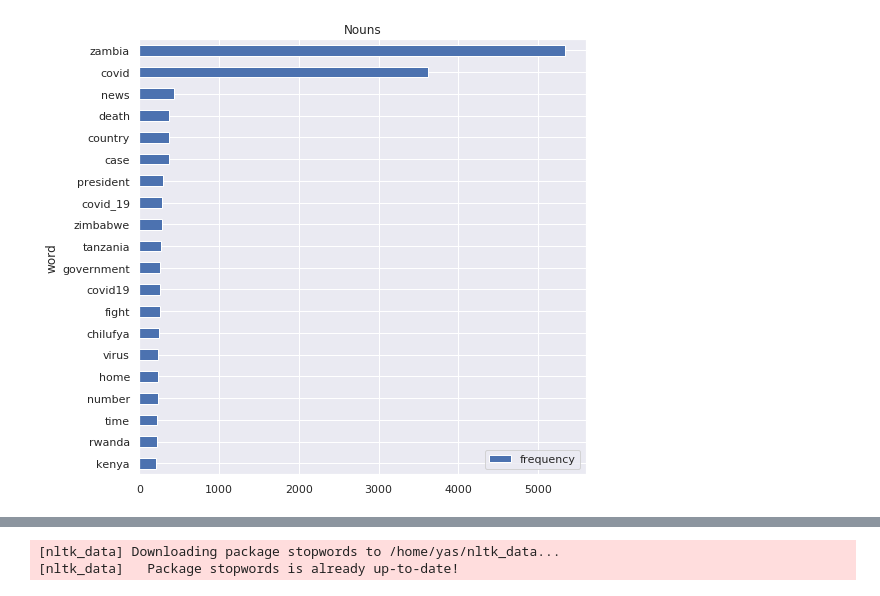
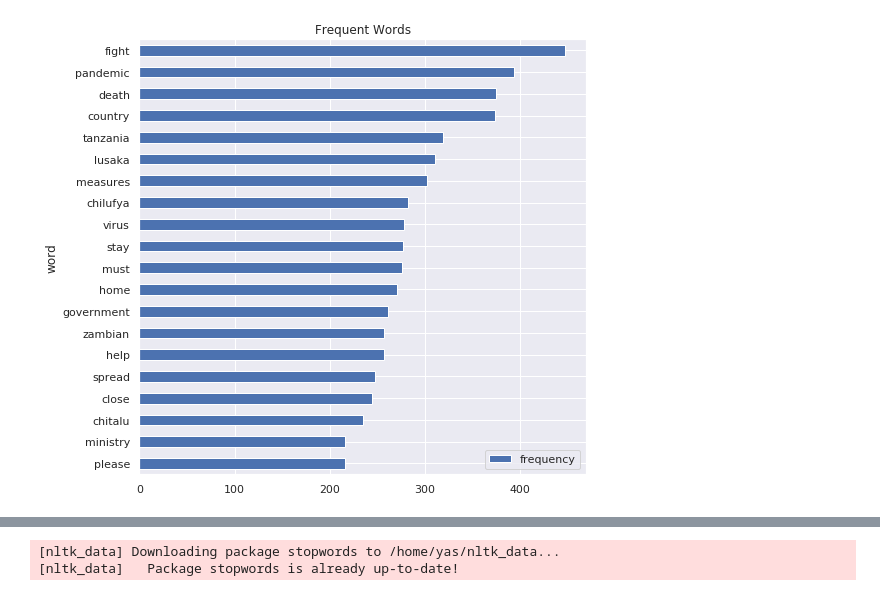
Before and after one commit to ayamlearning/COVID19_Sentiment_Analysis, a Jupyter notebook: EDA_Part1.ipynb, the cells around one changed output, grey strips where cells are left out. Saved outputs shown, nothing was run; the diff lists cells and outputs as text; code cells hidden in the pictures.

```diff
--- a/EDA_Part1.ipynb
+++ b/EDA_Part1.ipynb
@@ -3,6 +12,6 @@ import pandas as pd
 # %%
-path = 'data/processed'
-df = pd.read_csv(path+"/COVID19_ZM_transformedTweets.csv")
+df['created_at'] =  pd.to_datetime(df['date'])
+df['date'] =  pd.to_datetime(df['created_at']).dt.date
 df=df.drop(['Unnamed: 0','Unnamed: 0.1','Unnamed: 0.1.1'],axis=1)
-df.sample(5)
+df.head(1)
 # %% [output]
@@ -38,17 +48,0 @@ nlp_words.plot(20)
-# %%
-import nltk
-from nltk.tokenize import sent_tokenize, word_tokenize
-#nltk.download('averaged_perceptron_tagger')
-#nltk.download('punkt')
-
-nouns=get_nouns(rmv_numbers_from_txt)
-
-sns.set(rc={'figure.figsize':(11.7,8.27)})
-sns.set_style('darkgrid')
-
-#create freq and dist plot
-words=nouns.split(" ")
-nlp_words=nltk.FreqDist(words).most_common(20)
-
-df_freq=pd.DataFrame(nlp_words, columns=['word', 'frequency'])
-df_freq.head()
@@ -70,8 +49,8 @@ df_freq.head()
 # %%
 fig,ax=plt.subplots(figsize=(8,8))
 
 df_freq.sort_values(by='frequency').plot.barh(x="word",y="frequency",ax=ax)
-ax.set_title("Nouns")
+ax.set_title("Frequent Words")
 plt.show()
 # %% [output]
-[figure, old version]
+[figure, new version]
```
Also changed, not shown: parts of 13 cells of this notebook, 3 other files.
